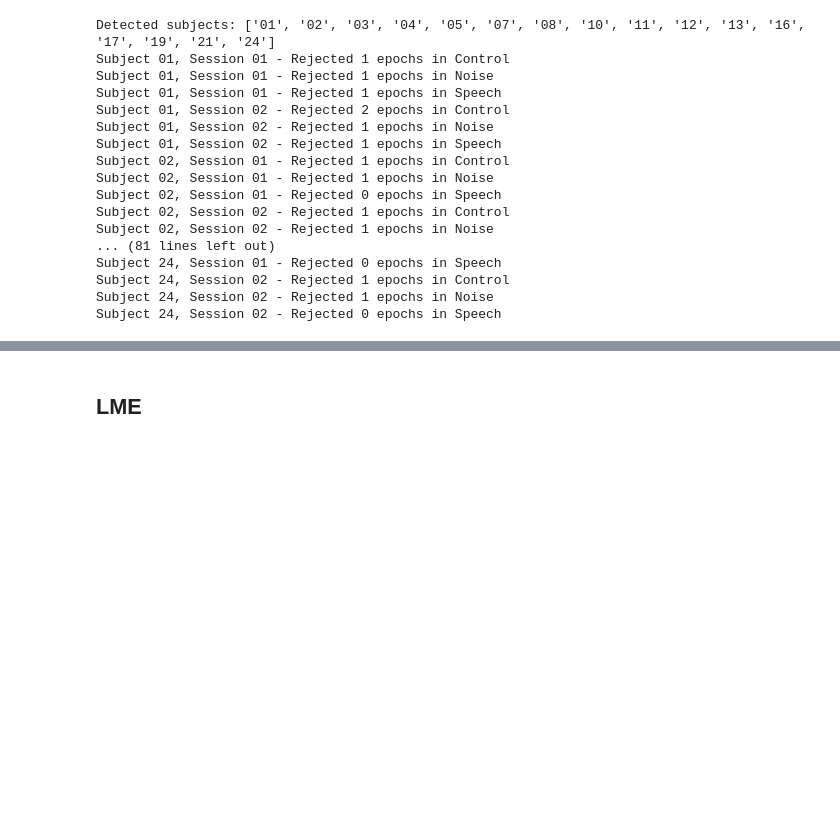
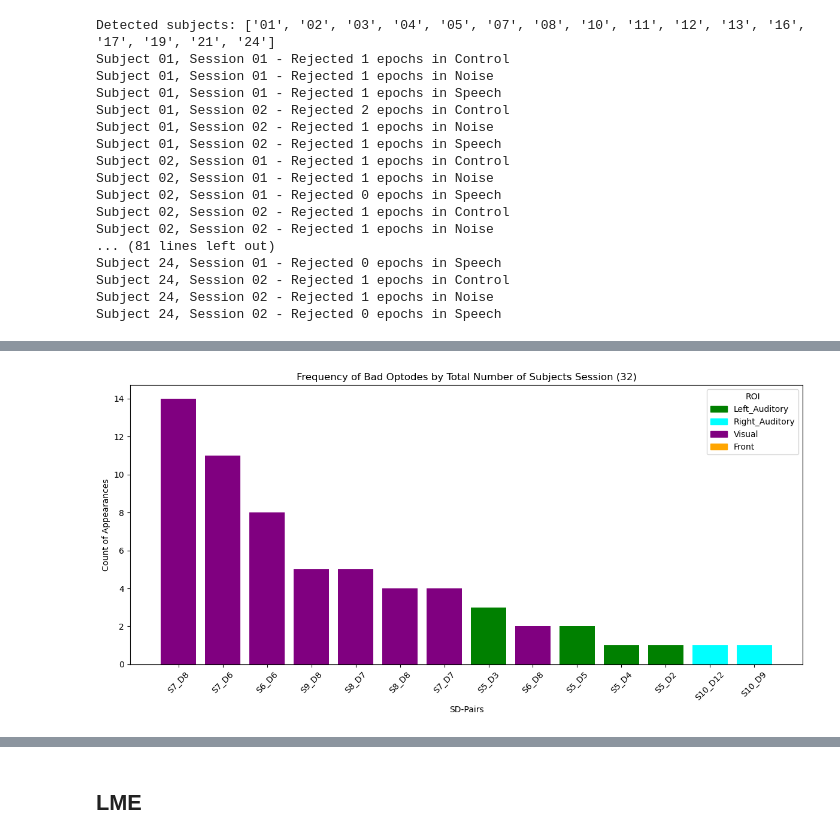
Before and after one commit to sabeca1/Master-Thesis-Sara, a Jupyter notebook: 4. WAA CLEANED CODE/final_analysis_WAA_cleaned.ipynb, the cells around one changed output, grey strips where cells are left out. Saved outputs shown, nothing was run; the diff lists cells and outputs as text; code cells hidden in the pictures; blank space fills up the shorter version.

Commit message:
final analysis

```diff
--- a/4. WAA CLEANED CODE/final_analysis_WAA_cleaned.ipynb
+++ b/4. WAA CLEANED CODE/final_analysis_WAA_cleaned.ipynb
@@ -173,6 +173,7 @@ def individual_analysis(bids_path):
     raw_haemo = beer_lambert_law(raw_od_corrected, ppf=0.1)
 
     raw_haemo = get_long_channels(raw_haemo, min_dist=0.02)
+    bad_channels_heamo = raw_haemo.info["bads"]
 
     # negative correlation enhancement
     raw_haemo = enhance_negative_correlation(raw_haemo)
@@ -201,7 +202,7 @@ def individual_analysis(bids_path):
         verbose=None,
     )
 
-    return raw_haemo, epochs, event_dict, raw_od, events
+    return raw_haemo, epochs, event_dict, raw_od, events, bad_channels_heamo
 # %% [markdown]
 # Epoch Rejection
 Individual Level-zscore
@@ -250,7 +251,7 @@ def reject_epochs_zscore_individual(data, subject, session, condition_name, stat
 # %%
 def full_preprocessing_individual(bids_path, z_thresh=2, stats_df=None):
 
-    raw_haemo, epochs, event_dict, raw_od, events = individual_analysis(bids_path)
+    raw_haemo, epochs, event_dict, raw_od, events, bad_channels = individual_analysis(bids_path)
 
     if raw_haemo is None or epochs is None or len(epochs) < 10:
         print(f"⚠️ Skipping {bids_path.basename} (insufficient or failed data)")
@@ -298,7 +299,7 @@ def full_preprocessing_individual(bids_path, z_thresh=2, stats_df=None):
     # Drop bad epochs
     epochs_cleaned.drop(all_rejected)
 
-    return epochs_cleaned, event_dict
+    return epochs_cleaned, event_dict, bad_channels
 # %% [markdown]
 # WAA Data-driven ROIs Construction
 Single Optode Significance Analysis
@@ -868,0 +917,63 @@ individual_roi_results = get_individual_significant_rois(all_data)
+# %%
+import pandas as pd
+import matplotlib.pyplot as plt
+from collections import Counter
+
+# Your ROI dictionary (with full names including 'hbo')
+rois = {
+    "Left_Auditory": ["S4_D2 hbo", "S4_D3 hbo", "S5_D2 hbo", "S5_D3 hbo", "S5_D4 hbo", "S5_D5 hbo"],
+    "Right_Auditory": ["S10_D9 hbo", "S10_D10 hbo", "S10_D11 hbo", "S10_D12 hbo", "S11_D11 hbo", "S11_D12 hbo"],
+    "Visual": ["S6_D6 hbo", "S6_D8 hbo", "S7_D6 hbo", "S7_D7 hbo", "S8_D7 hbo", "S8_D8 hbo", "S9_D8 hbo", "S7_D8 hbo"],
+    "Front": ["S1_D1 hbo", "S2_D1 hbo", "S3_D1 hbo", "S3_D2 hbo", "S12_D1 hbo"]
+}
+
+# Create a lookup map from optode (without hbo) to ROI
+optode_to_roi = {}
+for roi, optode_list in rois.items():
+    for opt in optode_list:
+        optode_name = opt.split()[0]  # remove 'hbo'
+        optode_to_roi[optode_name] = roi
+
+# Your existing code to get counts (replace bad_channels_df with your df)
+def extract_hbo_optodes(bad_channels_str):
+    if pd.isna(bad_channels_str) or bad_channels_str.strip() == '':
+        return []
+    channels = [ch.strip() for ch in bad_channels_str.split(',')]
+    hbo_channels = [ch for ch in channels if 'hbo' in ch]
+    optodes = [ch.split()[0] for ch in hbo_channels]
+    return optodes
+
+all_hbo_optodes = bad_channels_df['Bad_Channels'].apply(extract_hbo_optodes).sum()
+optode_counts = Counter(all_hbo_optodes)
+counts_df = pd.DataFrame(optode_counts.items(), columns=['Optode', 'Count']).sort_values(by='Count', ascending=False)
+
+# Assign color per ROI
+roi_colors = {
+    "Left_Auditory": "green",
+    "Right_Auditory": "cyan",
+    "Visual": "purple",
+    "Front": "orange",
+    "Unknown": "gray"  # fallback color if optode not in any ROI
+}
+
+# Map colors based on ROI
+counts_df['ROI'] = counts_df['Optode'].map(optode_to_roi).fillna("Unknown")
+counts_df['Color'] = counts_df['ROI'].map(roi_colors)
+
+# Plot with colors
+plt.figure(figsize=(12,6))
+bars = plt.bar(counts_df['Optode'], counts_df['Count'], color=counts_df['Color'])
+plt.xticks(rotation=45)
+plt.xlabel('SD-Pairs')
+plt.ylabel('Count of Appearances')
+plt.title('Frequency of Bad Optodes by Total Number of Subject''s Session (32)')
+
+# Add legend manually for ROI colors
+from matplotlib.patches import Patch
+legend_handles = [Patch(color=color, label=roi) for roi, color in roi_colors.items() if roi != "Unknown"]
+plt.legend(handles=legend_handles, title="ROI")
+
+plt.tight_layout()
+plt.show()
+# %% [output]
+[figure, added]
```
Also changed, not shown: parts of 40 cells of this notebook, 1 other file.
